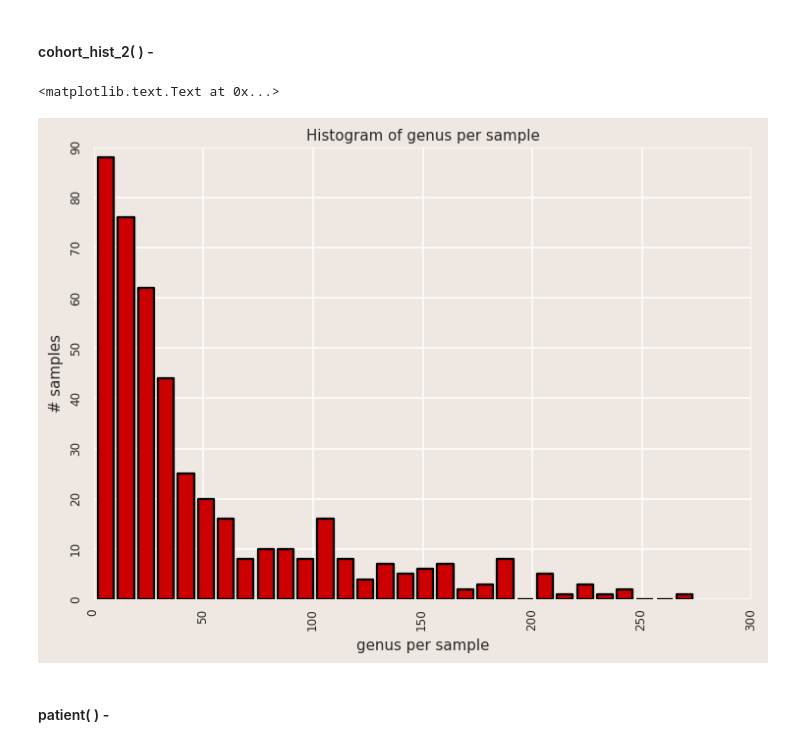
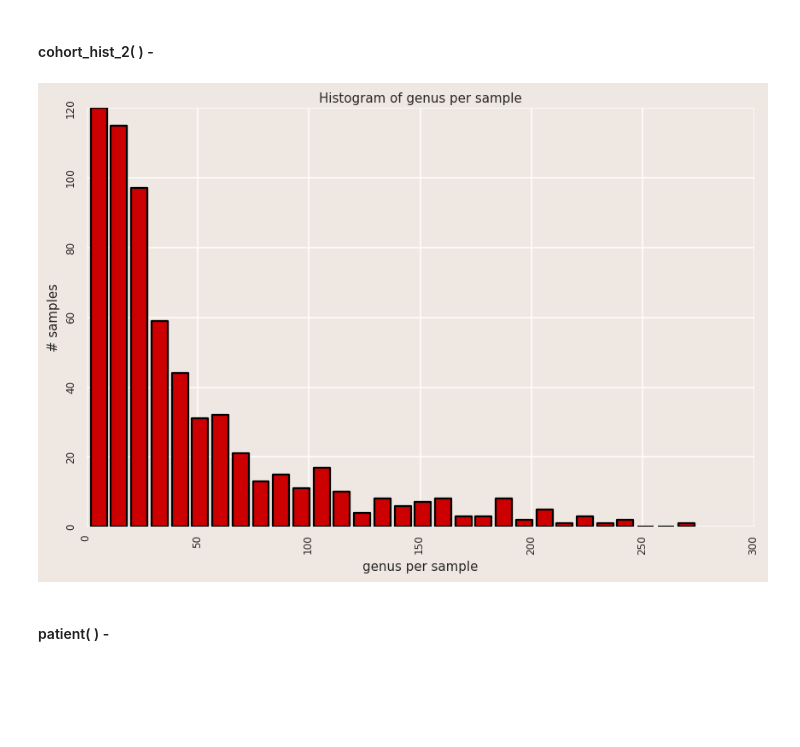
Before and after one commit to lmart999/CS229, a Jupyter notebook: ie_sql.ipynb, the cells around one changed output. Cells and saved outputs as stored; diff of their text form; code cells hidden in the pictures; blank space fills up the shorter version.

Commit message:
Updates histograms.

```diff
--- a/ie_sql.ipynb
+++ b/ie_sql.ipynb
@@ -102,7 +103,8 @@ sql.write_frame(pipeline_stats,"Pipe_Stats_Table", conn, if_exists='replace')
 # %% [markdown]
 ### Views.py funtions -
 # %%
-# --- Master visualization params ---
+# --- Master params ---
 # http://www.w3schools.com/tags/ref_colorpicker.asp?colorhex=6495ED
 plot_color="#CC0000" # "#E08E79"
 sns.set(rc={'axes.facecolor': "#EFE8E2", 'figure.facecolor': "#EFE8E2"})
+all_studies=" 'PR','biopsy','Lung','BMT' "
@@ -112,3 +111,7 @@ cohort='Lung'
+# %%
+# --- To test ---
+level='genus'
+cohort='All'
 # %% [markdown]
 #### Build tax table -
 # %%
@@ -243,55 +216,39 @@ Total genus detected in Lung: 651
 # %% [markdown]
 #### cohort_hist_2( ) -
 # %%
-# --- Histogram of genus per sample ---
+# Cohort query
+if cohort == 'All':
+    q=all_studies
+else:
+    q=" '%s' "%cohort
 
-'''
-# Pandas Code
-inf_per_sample_pandas=mm1.groupby(['Sample_ID',level],as_index=False).size()
-inf_per_sample_pandas[inf_per_sample_pandas>0]=1
-inf_per_sample_pandas_uniq=inf_per_sample_pandas.unstack().sum(axis=1)
-
-num_bins=30
-vals=np.array(inf_per_sample_pandas_uniq)
-hist,bins=np.histogram(vals,bins=np.logspace(0,np.log10(vals.max()),num_bins))
-width = 0.8*(bins[1]-bins[0])*np.logspace(0,np.log10(vals.max()),num_bins-1)
-center=(bins[:-1] + bins[1:])/2
-# plt.subplot(2,2,1)
-# plt.bar(center,hist,align='center',width=width,color='Grey',alpha=0.75)
-'''
-
-# --- --- ---
-
-# SQL Code
-inf_per_sample_sql=sql.read_sql("select Grammy_Table.Sample_ID,Tax_Table.%s,count(Grammy_Table.Sample_ID) "
+s=sql.read_sql("select Grammy_Table.Sample_ID,Tax_Table.%s,count(Grammy_Table.Sample_ID) "
                  "from Tax_Table "
                  "INNER JOIN Grammy_Table "
                  "ON Tax_Table.tax_id=Grammy_Table.TaxID "
-                 "WHERE Grammy_Table.Study = '%s' "
-                 "GROUP BY Grammy_Table.Sample_ID,Tax_Table.'%s' "%(level,cohort,level), conn, coerce_float=True)
+                 "WHERE Grammy_Table.Study in (%s) "
+                 "GROUP BY Grammy_Table.Sample_ID,Tax_Table.'%s' "%(level,q,level), conn, coerce_float=True)
 
-inf_per_sample_sql=inf_per_sample_sql[~pd.isnull(inf_per_sample_sql[level])] # Only include genus identified.
-inf_per_sample_sql.set_index(['Sample_ID',level],inplace=True)
-inf_per_sample_sql[inf_per_sample_sql>0]=1
-inf_per_sample_sql_uniq=inf_per_sample_sql.unstack().sum(axis=1)
+s=s[~pd.isnull(s[level])] # Only include genus identified.
+s.set_index(['Sample_ID',level],inplace=True)
+s[s>0]=1
+s_uniq=s.unstack().sum(axis=1)
 
 num_bins=30
-vals=np.array(inf_per_sample_sql_uniq)
-# hist,bins=np.histogram(vals,bins=np.logspace(0,np.log10(vals.max()),num_bins))
+vals=np.array(s_uniq)
 hist,bins=np.histogram(vals,bins=num_bins)
-# width = 0.8*(bins[1]-bins[0])*np.logspace(0,np.log10(vals.max()),num_bins-1)
 width = 0.8*(bins[1]-bins[0])
 center=(bins[:-1] + bins[1:])/2
-fig,ax=plt.subplots(1,1)
+fig,ax=plt.subplots(1,1,dpi=400)
 ax.bar(center,hist,align='center',width=width,color=plot_color, alpha=1, linewidth=1.5)
 plt.setp(ax.get_xticklabels(), rotation='vertical', fontsize=8)
 plt.setp(ax.get_yticklabels(), rotation='vertical', fontsize=8)
 ax.set_xlabel('%s per sample'%level, fontsize = 10)
 ax.set_ylabel('# samples', fontsize = 10)
 ax.set_title('Histogram of %s per sample'%level,fontsize = 10)
+plt.tight_layout()
 # %% [output]
-<matplotlib.text.Text at 0x...>
-[figure, old version]
+[figure, new version]
 # %% [markdown]
 #### patient( ) -
 # %%
```
Also changed, not shown: parts of 8 cells of this notebook.
